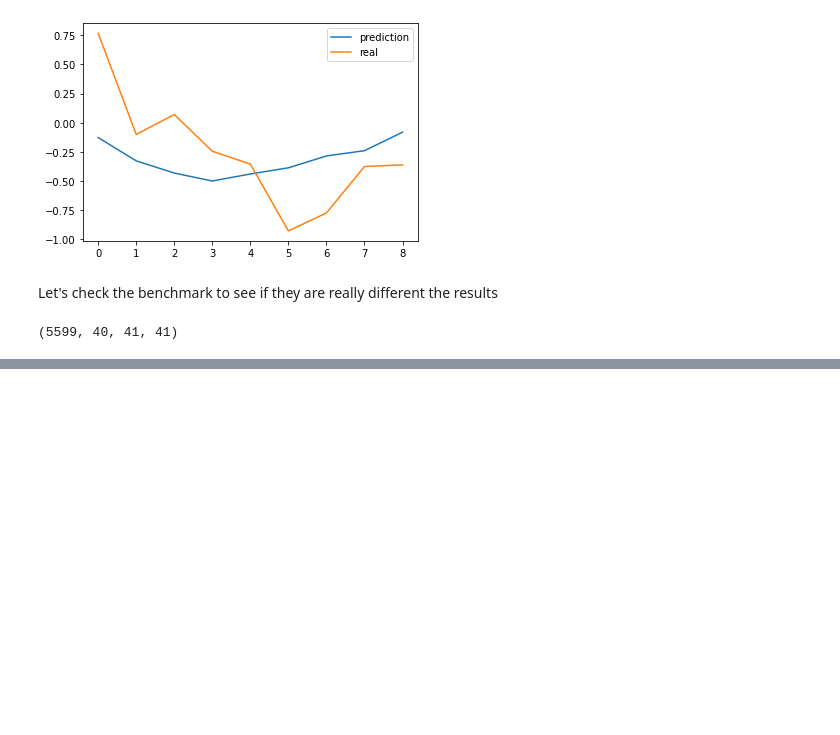
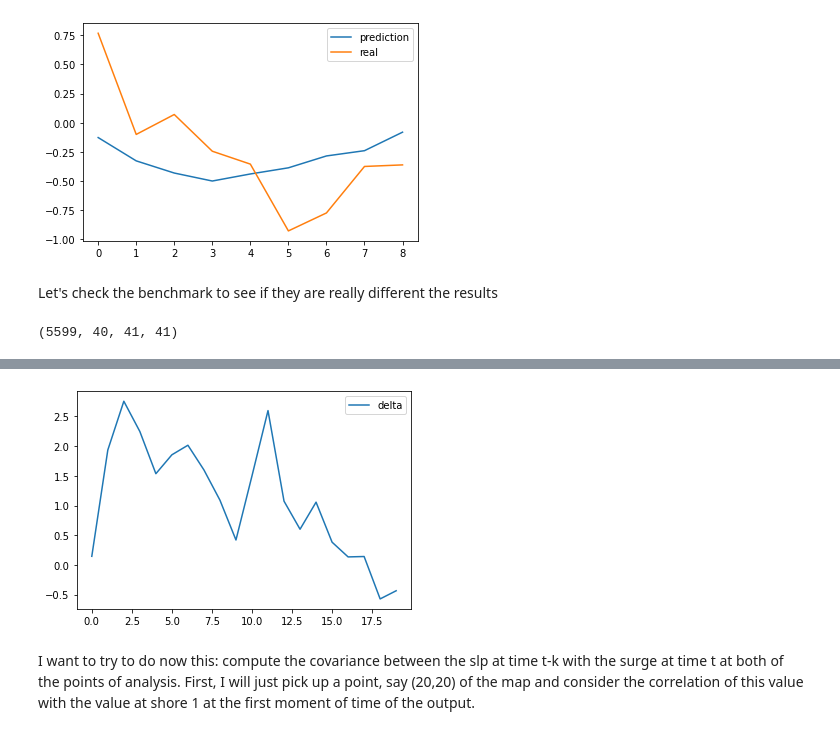
Before and after one commit to angelo-ortiz/Sea-Surge-Prediction, a Jupyter notebook: Practice.ipynb, the cells around one changed output, grey strips where cells are left out. Cells and saved outputs as stored; diff of their text form; code cells hidden in the pictures; blank space fills up the shorter version.

Commit message:
New version of the file practice. Explore correlations

```diff
--- a/Practice.ipynb
+++ b/Practice.ipynb
@@ -336,0 +402,9 @@ plt.show()
+# %%
+plt.plot(np.concatenate((surge1_input[20],surge_train[20,0:10])),label='delta')
+plt.legend()
+plt.show()
+# %% [output]
+[figure, added]
+# %% [markdown]
+I want to try to do now this: compute the covariance between the slp at time t-k with the surge at time t at both of the points of analysis.
+First, I will just pick up a point, say (20,20) of the map and consider the correlation of this value with the value at shore 1 at the first moment of time of the output.
```
Also changed, not shown: parts of 31 cells of this notebook.
